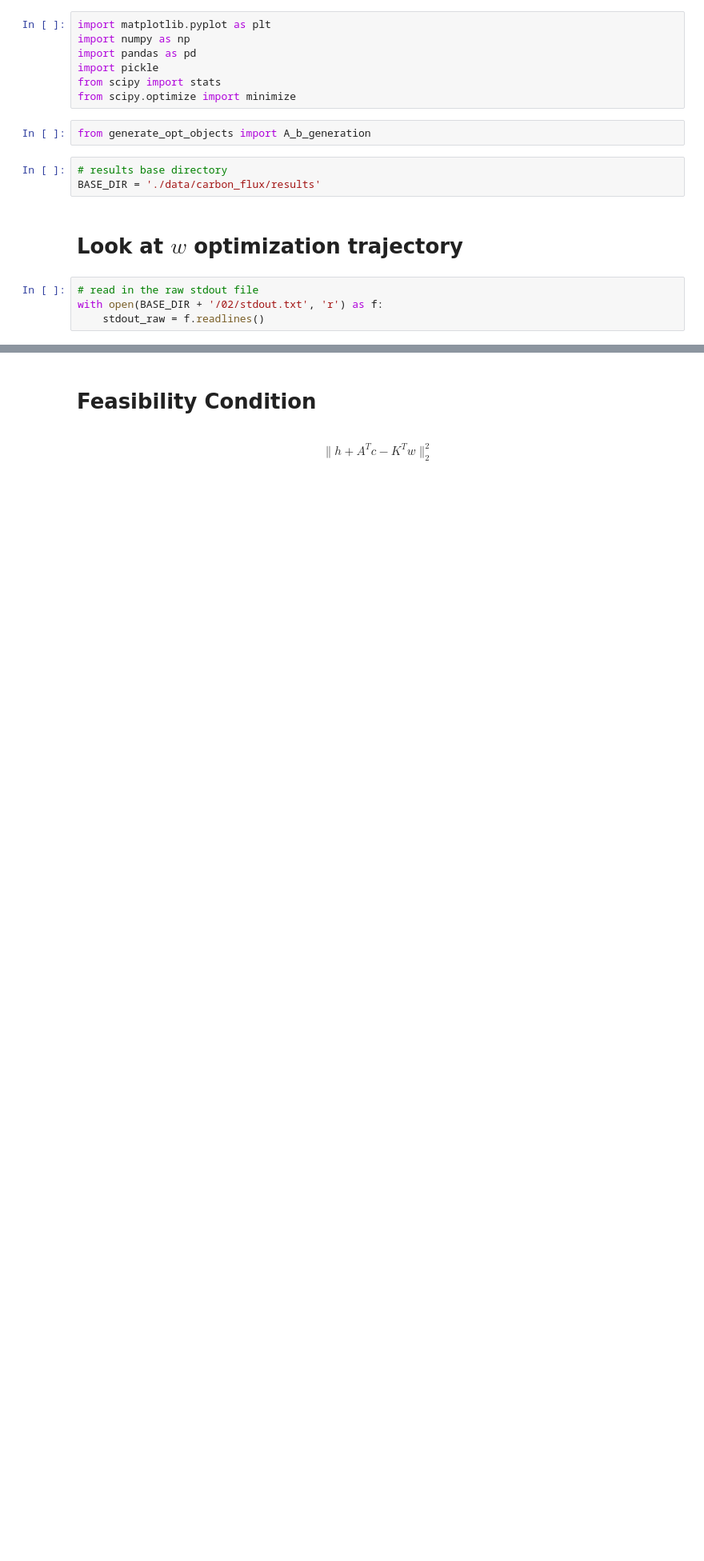
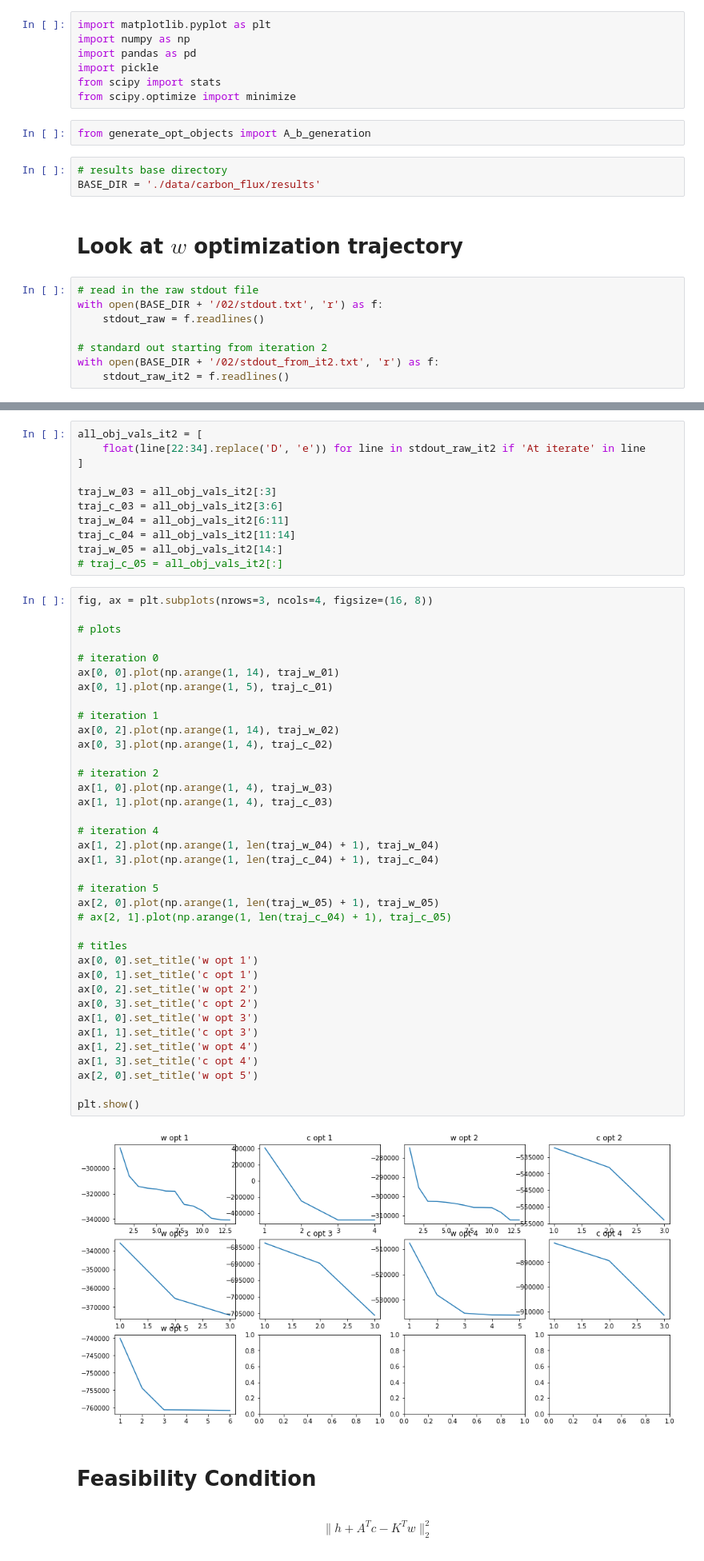
Before and after one commit to mcstanle/cf_inversion_sb_admm, a Jupyter notebook: output_investigation_02.ipynb, the cells around one changed output, grey strips where cells are left out. Shown: that part at 80% size. Drawn from its saved outputs; the diff is of its cells as text; blank space fills up the shorter version.

Commit message:
updated lep code to start from iteration 5

```diff
--- a/output_investigation_02.ipynb
+++ b/output_investigation_02.ipynb
@@ -20,3 +20,7 @@ BASE_DIR = './data/carbon_flux/results'
 # read in the raw stdout file
 with open(BASE_DIR + '/02/stdout.txt', 'r') as f:
     stdout_raw = f.readlines()
+
+# standard out starting from iteration 2
+with open(BASE_DIR + '/02/stdout_from_it2.txt', 'r') as f:
+    stdout_raw_it2 = f.readlines()
@@ -68,3 +42,53 @@ plt.show()
+# %%
+all_obj_vals_it2 = [
+    float(line[22:34].replace('D', 'e')) for line in stdout_raw_it2 if 'At iterate' in line
+]
+
+traj_w_03 = all_obj_vals_it2[:3]
+traj_c_03 = all_obj_vals_it2[3:6]
+traj_w_04 = all_obj_vals_it2[6:11]
+traj_c_04 = all_obj_vals_it2[11:14]
+traj_w_05 = all_obj_vals_it2[14:]
+# traj_c_05 = all_obj_vals_it2[:]
+# %%
+fig, ax = plt.subplots(nrows=3, ncols=4, figsize=(16, 8))
+
+# plots
+
+# iteration 0
+ax[0, 0].plot(np.arange(1, 14), traj_w_01)
+ax[0, 1].plot(np.arange(1, 5), traj_c_01)
+
+# iteration 1
+ax[0, 2].plot(np.arange(1, 14), traj_w_02)
+ax[0, 3].plot(np.arange(1, 4), traj_c_02)
+
+# iteration 2
+ax[1, 0].plot(np.arange(1, 4), traj_w_03)
+ax[1, 1].plot(np.arange(1, 4), traj_c_03)
+
+# iteration 4
+ax[1, 2].plot(np.arange(1, len(traj_w_04) + 1), traj_w_04)
+ax[1, 3].plot(np.arange(1, len(traj_c_04) + 1), traj_c_04)
+
+# iteration 5
+ax[2, 0].plot(np.arange(1, len(traj_w_05) + 1), traj_w_05)
+# ax[2, 1].plot(np.arange(1, len(traj_c_04) + 1), traj_c_05)
+
+# titles
+ax[0, 0].set_title('w opt 1')
+ax[0, 1].set_title('c opt 1')
+ax[0, 2].set_title('w opt 2')
+ax[0, 3].set_title('c opt 2')
+ax[1, 0].set_title('w opt 3')
+ax[1, 1].set_title('c opt 3')
+ax[1, 2].set_title('w opt 4')
+ax[1, 3].set_title('c opt 4')
+ax[2, 0].set_title('w opt 5')
+
+plt.show()
+# %% [output]
+[figure, added]
 # %% [markdown]
 # Feasibility Condition
 # %% [markdown]
```
Also changed, not shown: parts of 24 cells of this notebook, 1 other file.
